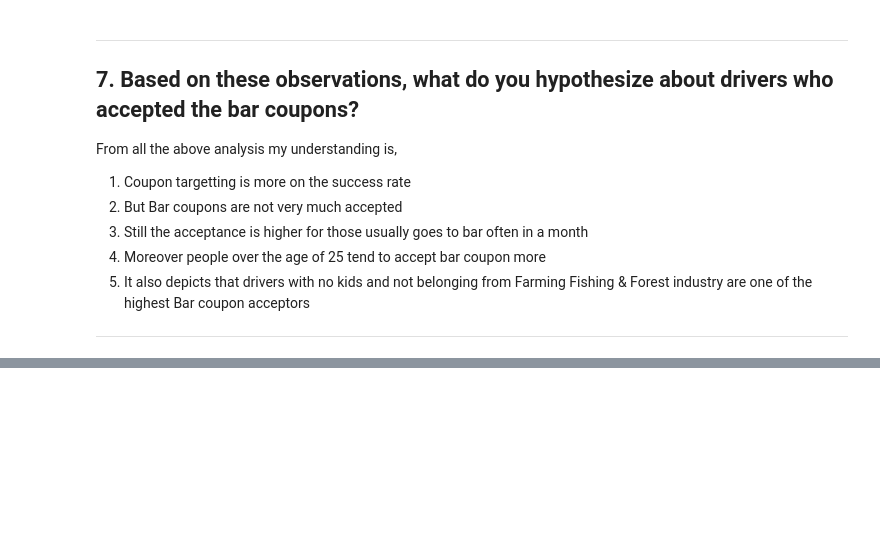
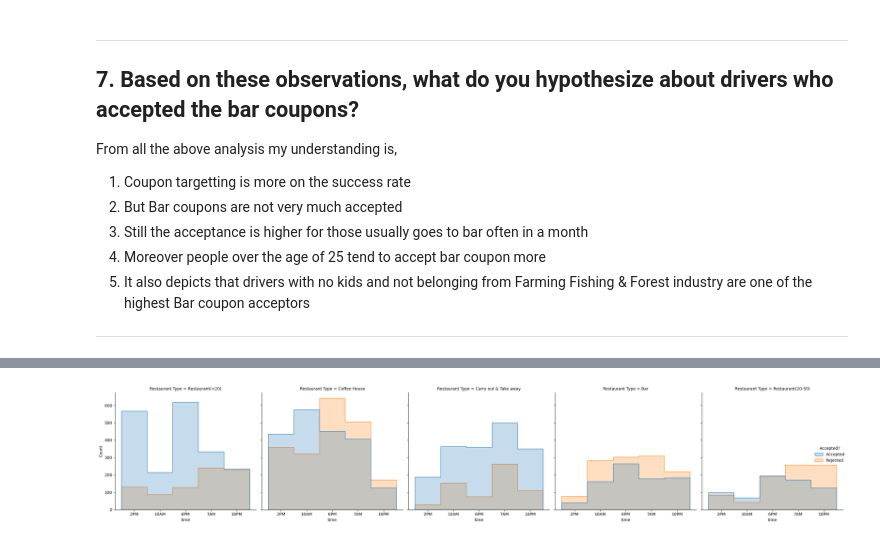
Before and after one commit to mitsuhasasxc/mlai-berkeley-pracapp-coupons, a Jupyter notebook: checkCouponAcceptance.ipynb, the cells around one changed output, grey strips where cells are left out. Cells and saved outputs as stored; diff of their text form; code cells hidden in the pictures; blank space fills up the shorter version.

```diff
--- a/checkCouponAcceptance.ipynb
+++ b/checkCouponAcceptance.ipynb
@@ -841,0 +850,8 @@ From all the above analysis my understanding is,
+# %%
+ds_time_of_the_day = data[["coupon","time","Y"]]
+ds_time_of_the_day = ds_time_of_the_day.rename(columns = {"coupon" : "Restaurant Type",
+                                                           "Y" : "Coupon Accepted"})
+ds_time_of_the_day["Accepted?"] = ds_time_of_the_day["Coupon Accepted"].map(label_map)
+ds_time_of_the_day = ds_time_of_the_day.dropna(subset =['time'])
+
+ds_time_of_the_day.sample(10)
@@ -841,0 +891,8 @@ From all the above analysis my understanding is,
+# %%
+sns.displot( data=ds_time_of_the_day, x="time", hue="Accepted?", col="Restaurant Type", bins=20, kde=False, element="step" )
+plt.tight_layout()
+plt.savefig("plots/added_time_type_hist.png")
+plt.show()
+plt.close()
+# %% [output]
+[figure, added]
```
Also changed, not shown: parts of 22 cells of this notebook, 3 other files.
